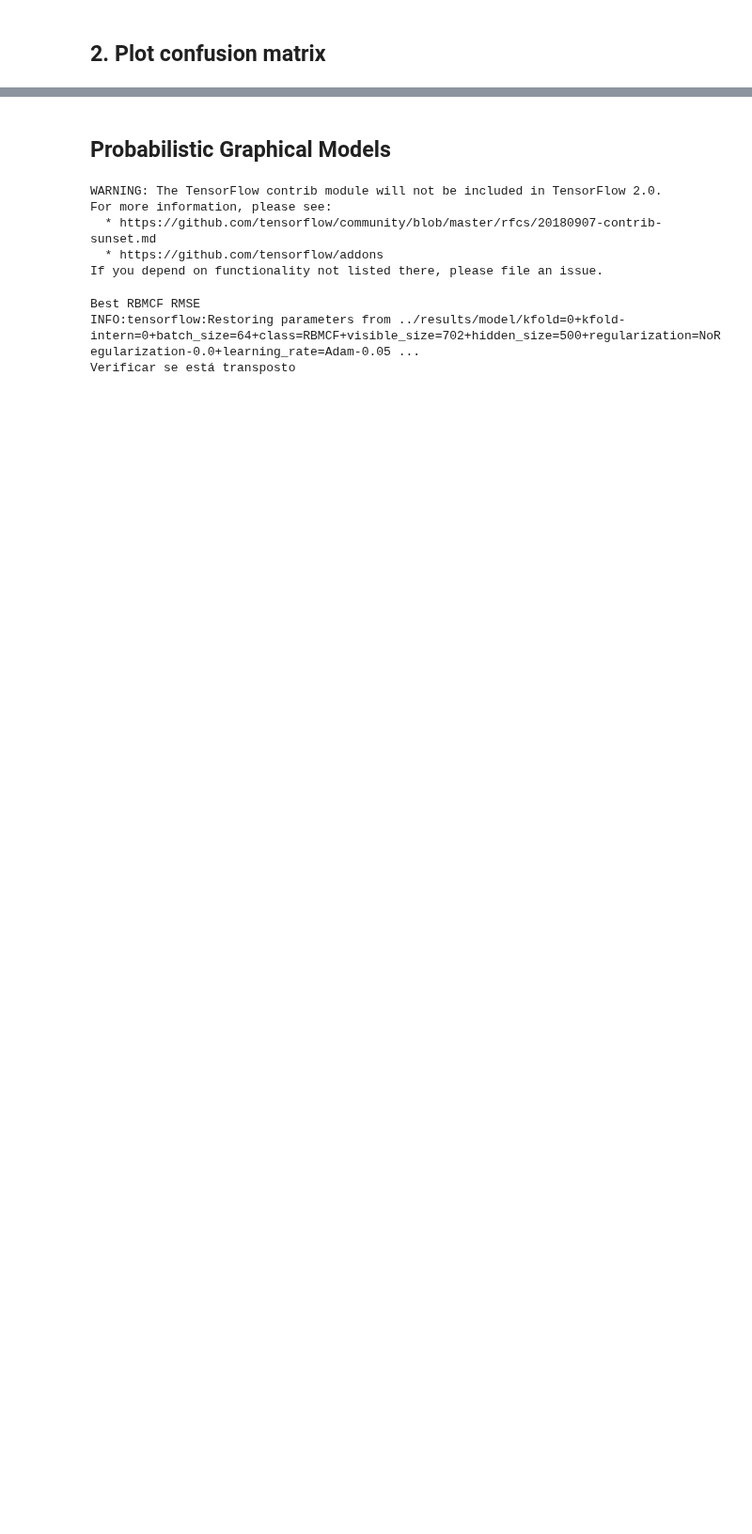
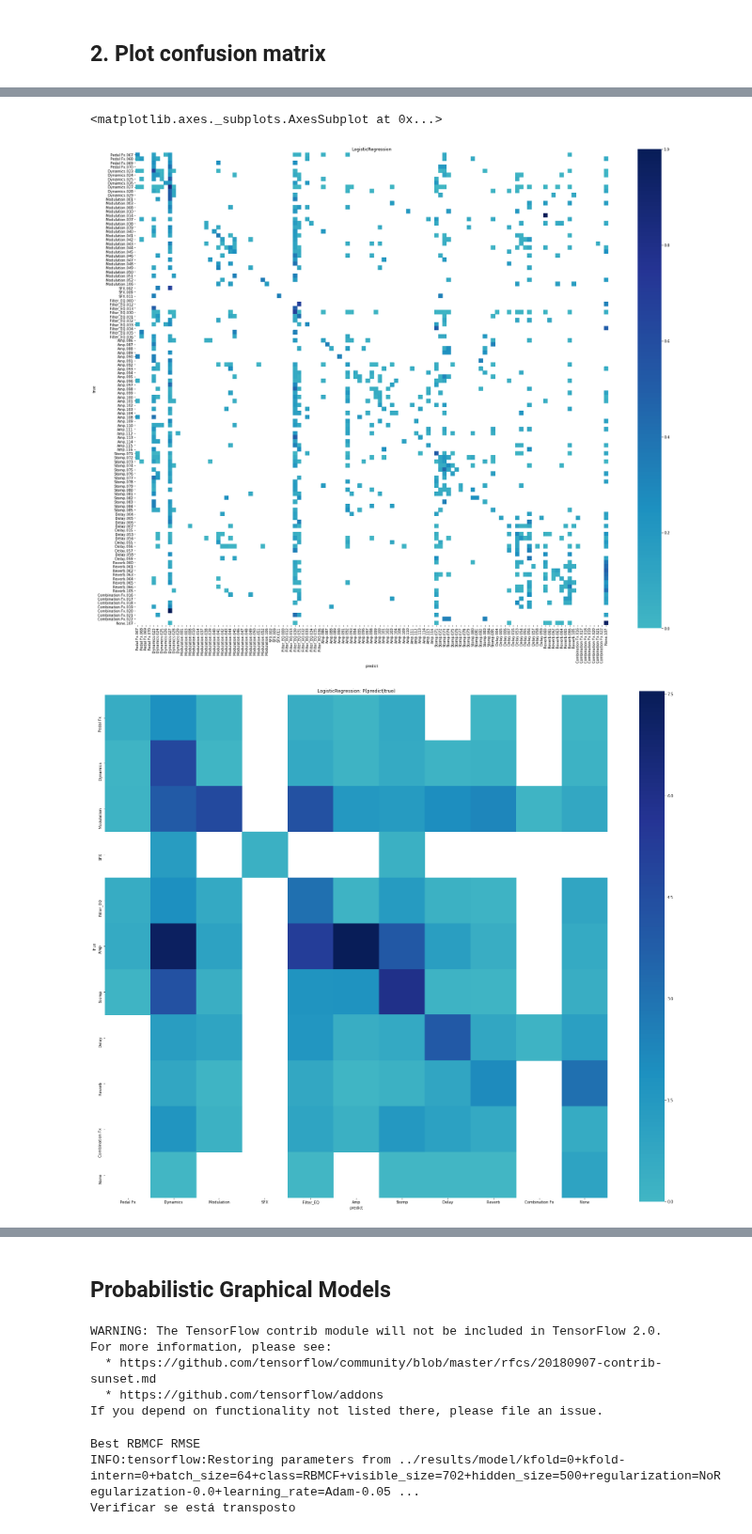
Before and after one commit to SrMouraSilva/RBM, a Jupyter notebook: experiments/notebooks/4.Confusion_Matrix.ipynb, the cells around one changed output, grey strips where cells are left out. Shown at 94% size. Cells and saved outputs as stored; diff of their text form; code cells hidden in the pictures; blank space fills up the shorter version.

```diff
--- a/experiments/notebooks/4.Confusion_Matrix.ipynb
+++ b/experiments/notebooks/4.Confusion_Matrix.ipynb
@@ -135,0 +131,6 @@ ax = plot_confusion_matrix(models[3][0].__name__, ys, y_predicts, categories.id,
+# %%
+train_and_plot(models[1])
+# %% [output]
+<matplotlib.axes._subplots.AxesSubplot at 0x...>
+[figure, added]
+[figure, added]
```
Also changed, not shown: parts of 13 cells of this notebook, 14 other files.
